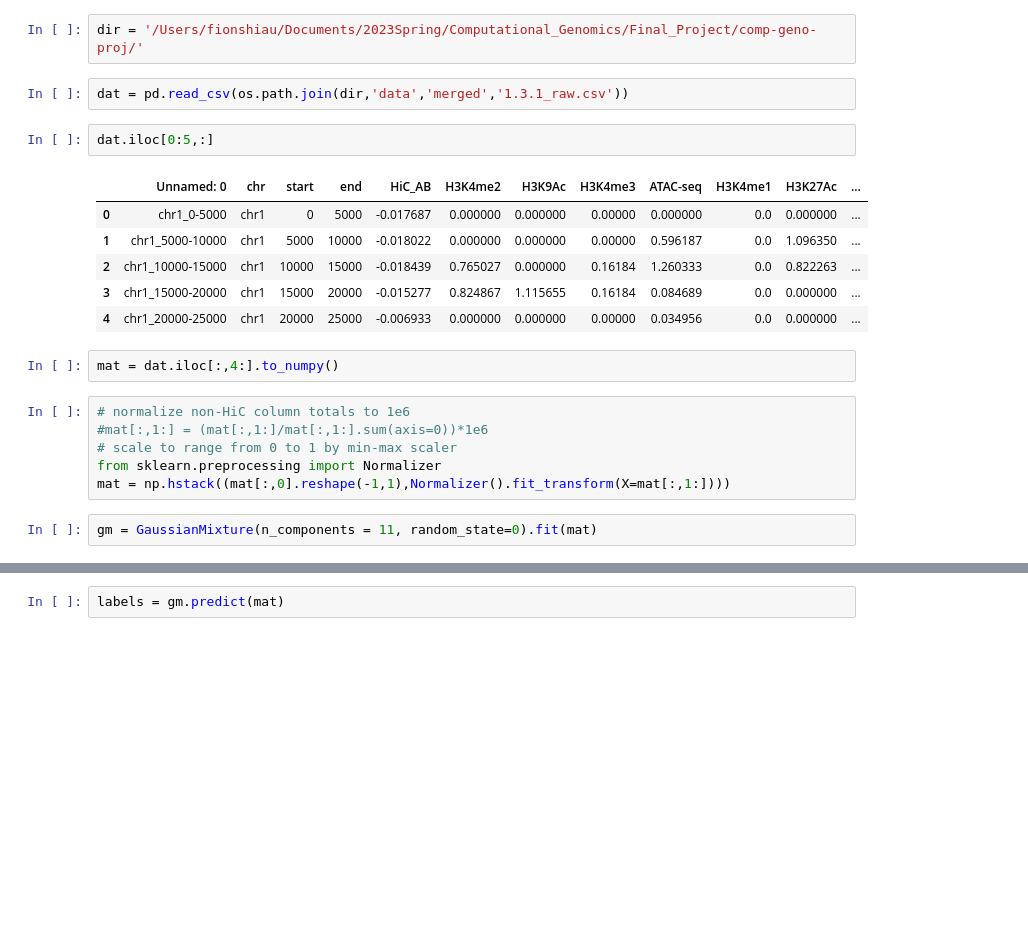
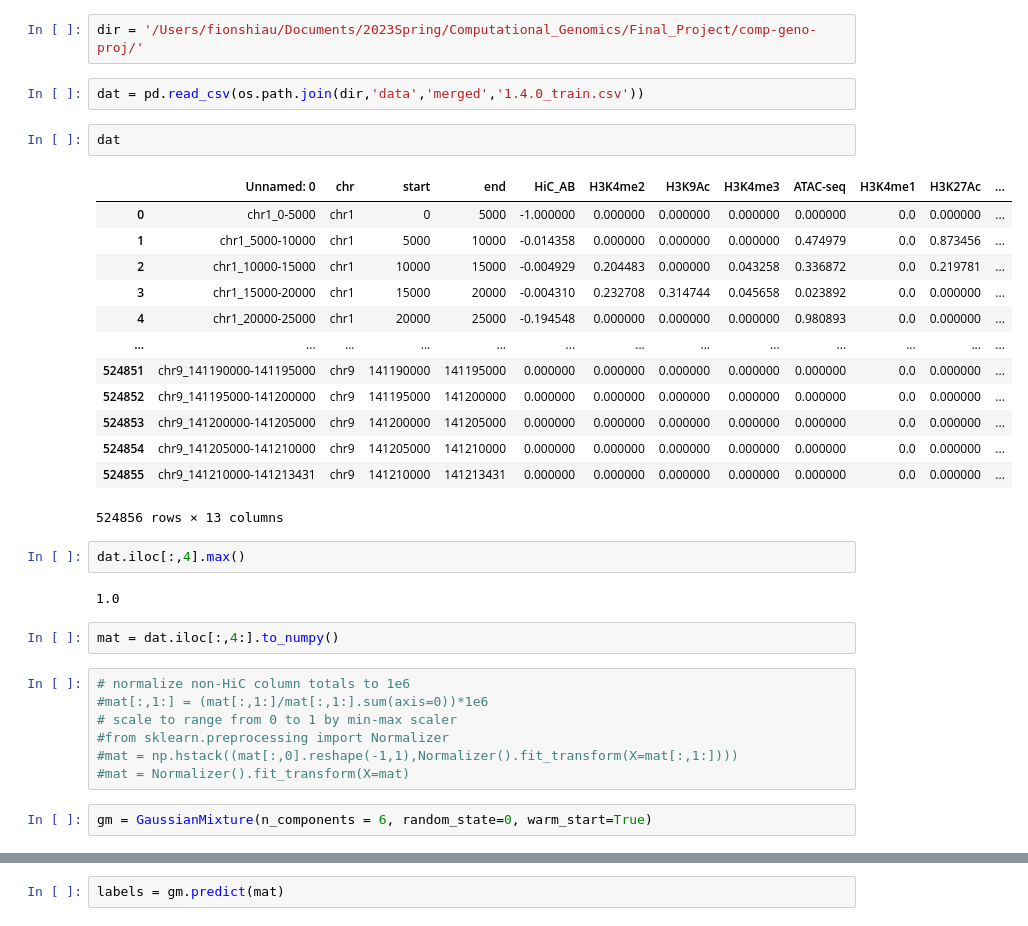
Before and after one commit to fshiau/comp-geno-proj, a Jupyter notebook: src/2_hmm/2.3_gmm-fit.ipynb, the cells around one changed output, grey strips where cells are left out. Saved outputs shown, nothing was run; the diff lists cells and outputs as text; blank space fills up the shorter version.

```diff
--- a/src/2_hmm/2.3_gmm-fit.ipynb
+++ b/src/2_hmm/2.3_gmm-fit.ipynb
@@ -8,23 +8,35 @@ import os
 # %%
 dir = '/Users/fionshiau/Documents/2023Spring/Computational_Genomics/Final_Project/comp-geno-proj/'
 # %%
-dat = pd.read_csv(os.path.join(dir,'data','merged','1.3.1_raw.csv'))
+dat = pd.read_csv(os.path.join(dir,'data','merged','1.4.0_train.csv'))
+# %%
+dat
+# %% [output]
+|  | Unnamed: 0 | chr | start | end | HiC_AB | H3K4me2 | H3K9Ac | H3K4me3 | ATAC-seq | H3K4me1 | H3K27Ac | ... |
+| 0 | chr1_0-5000 | chr1 | 0 | 5000 | -1.000000 | 0.000000 | 0.000000 | 0.000000 | 0.000000 | 0.0 | 0.000000 | ... |
+| 1 | chr1_5000-10000 | chr1 | 5000 | 10000 | -0.014358 | 0.000000 | 0.000000 | 0.000000 | 0.474979 | 0.0 | 0.873456 | ... |
+| 2 | chr1_10000-15000 | chr1 | 10000 | 15000 | -0.004929 | 0.204483 | 0.000000 | 0.043258 | 0.336872 | 0.0 | 0.219781 | ... |
+| 3 | chr1_15000-20000 | chr1 | 15000 | 20000 | -0.004310 | 0.232708 | 0.314744 | 0.045658 | 0.023892 | 0.0 | 0.000000 | ... |
+| 4 | chr1_20000-25000 | chr1 | 20000 | 25000 | -0.194548 | 0.000000 | 0.000000 | 0.000000 | 0.980893 | 0.0 | 0.000000 | ... |
+| ... | ... | ... | ... | ... | ... | ... | ... | ... | ... | ... | ... | ... |
+| 524851 | chr9_141190000-141195000 | chr9 | 141190000 | 141195000 | 0.000000 | 0.000000 | 0.000000 | 0.000000 | 0.000000 | 0.0 | 0.000000 | ... |
+| 524852 | chr9_141195000-141200000 | chr9 | 141195000 | 141200000 | 0.000000 | 0.000000 | 0.000000 | 0.000000 | 0.000000 | 0.0 | 0.000000 | ... |
+| 524853 | chr9_141200000-141205000 | chr9 | 141200000 | 141205000 | 0.000000 | 0.000000 | 0.000000 | 0.000000 | 0.000000 | 0.0 | 0.000000 | ... |
+| 524854 | chr9_141205000-141210000 | chr9 | 141205000 | 141210000 | 0.000000 | 0.000000 | 0.000000 | 0.000000 | 0.000000 | 0.0 | 0.000000 | ... |
+| 524855 | chr9_141210000-141213431 | chr9 | 141210000 | 141213431 | 0.000000 | 0.000000 | 0.000000 | 0.000000 | 0.000000 | 0.0 | 0.000000 | ... |
+524856 rows × 13 columns
 # %%
-dat.iloc[0:5,:]
+dat.iloc[:,4].max()
 # %% [output]
-|  | Unnamed: 0 | chr | start | end | HiC_AB | H3K4me2 | H3K9Ac | H3K4me3 | ATAC-seq | H3K4me1 | H3K27Ac | ... |
-| 0 | chr1_0-5000 | chr1 | 0 | 5000 | -0.017687 | 0.000000 | 0.000000 | 0.00000 | 0.000000 | 0.0 | 0.000000 | ... |
-| 1 | chr1_5000-10000 | chr1 | 5000 | 10000 | -0.018022 | 0.000000 | 0.000000 | 0.00000 | 0.596187 | 0.0 | 1.096350 | ... |
-| 2 | chr1_10000-15000 | chr1 | 10000 | 15000 | -0.018439 | 0.765027 | 0.000000 | 0.16184 | 1.260333 | 0.0 | 0.822263 | ... |
-| 3 | chr1_15000-20000 | chr1 | 15000 | 20000 | -0.015277 | 0.824867 | 1.115655 | 0.16184 | 0.084689 | 0.0 | 0.000000 | ... |
-| 4 | chr1_20000-25000 | chr1 | 20000 | 25000 | -0.006933 | 0.000000 | 0.000000 | 0.00000 | 0.034956 | 0.0 | 0.000000 | ... |
+1.0
 # %%
 mat = dat.iloc[:,4:].to_numpy()
 # %%
 # normalize non-HiC column totals to 1e6
 #mat[:,1:] = (mat[:,1:]/mat[:,1:].sum(axis=0))*1e6
 # scale to range from 0 to 1 by min-max scaler
-from sklearn.preprocessing import Normalizer
-mat = np.hstack((mat[:,0].reshape(-1,1),Normalizer().fit_transform(X=mat[:,1:])))
+#from sklearn.preprocessing import Normalizer
+#mat = np.hstack((mat[:,0].reshape(-1,1),Normalizer().fit_transform(X=mat[:,1:])))
+#mat = Normalizer().fit_transform(X=mat)
 # %%
-gm = GaussianMixture(n_components = 11, random_state=0).fit(mat)
+gm = GaussianMixture(n_components = 6, random_state=0, warm_start=True)
```
Also changed, not shown: parts of 17 cells of this notebook, 3 other files.
